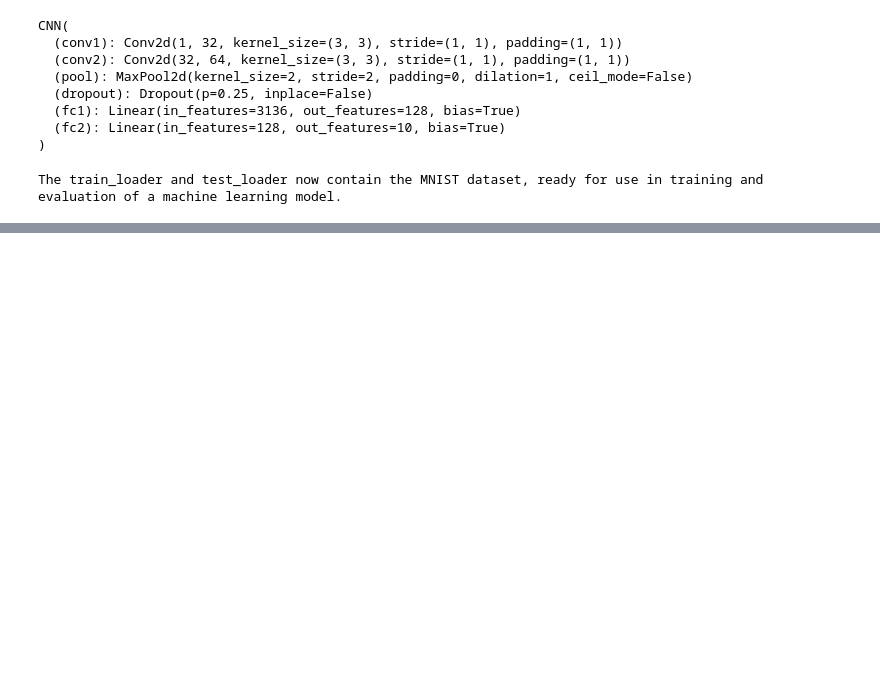
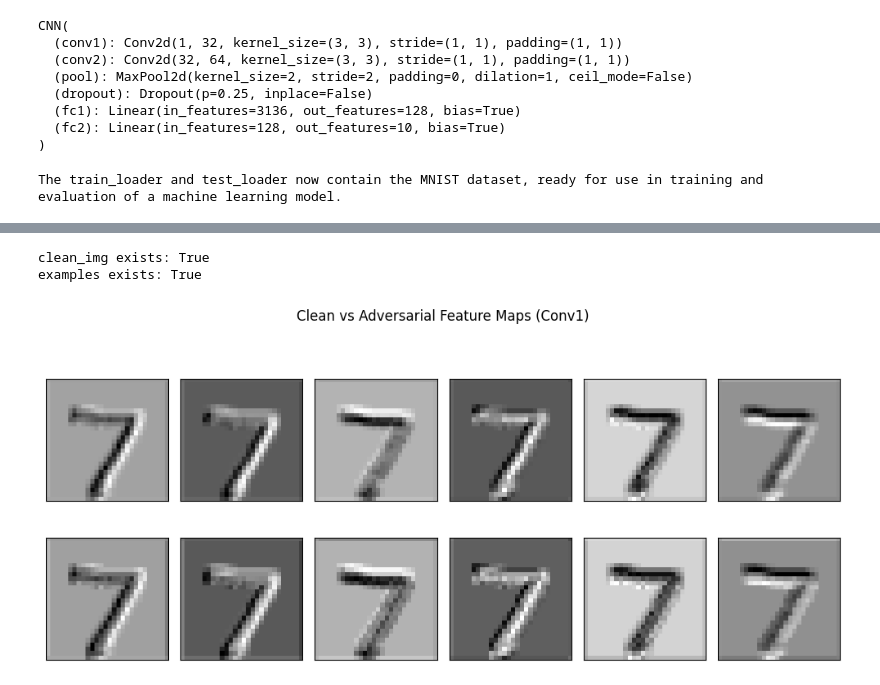
Before and after one commit to Torranci/Project-CNN, a Jupyter notebook: Project_Adversarial_Examples.ipynb, the cells around one changed output, grey strips where cells are left out. Drawn from its saved outputs; the diff is of its cells as text; code cells hidden in the pictures; blank space fills up the shorter version.

```diff
--- a/Project_Adversarial_Examples.ipynb
+++ b/Project_Adversarial_Examples.ipynb
@@ -278,0 +345,44 @@ def show_examples(examples, epsilons):
+# %%
+# Clean image
+images, labels = next(iter(test_loader))
+clean_img = images[0].unsqueeze(0).to(device)
+
+# Adversarial image (from your saved FGSM examples)
+orig, adv_img, pred = examples[0][0]
+
+adv_img = adv_img.unsqueeze(0).to(device)
+# %%
+print("clean_img exists:", 'clean_img' in globals())
+print("examples exists:", 'examples' in globals())
+# %% [output]
+clean_img exists: True
+examples exists: True
+# %%
+clean_maps = get_feature_maps(model, clean_img)
+adv_maps = get_feature_maps(model, adv_img)
+# %%
+import matplotlib.pyplot as plt
+
+num_maps = 6
+
+plt.figure(figsize=(10,5))
+
+for i in range(num_maps):
+
+    # CLEAN
+    plt.subplot(2, num_maps, i+1)
+    plt.imshow(clean_maps[0, i].cpu(), cmap='gray')
+    plt.xticks([])
+    plt.yticks([])
+
+    # ADVERSARIAL
+    plt.subplot(2, num_maps, i+1+num_maps)
+    plt.imshow(adv_maps[0, i].cpu(), cmap='gray')
+    plt.xticks([])
+    plt.yticks([])
+
+plt.suptitle("Clean vs Adversarial Feature Maps (Conv1)")
+plt.tight_layout()
+plt.show()
+# %% [output]
+[figure, added]
```
Also changed, not shown: parts of 8 cells of this notebook.
